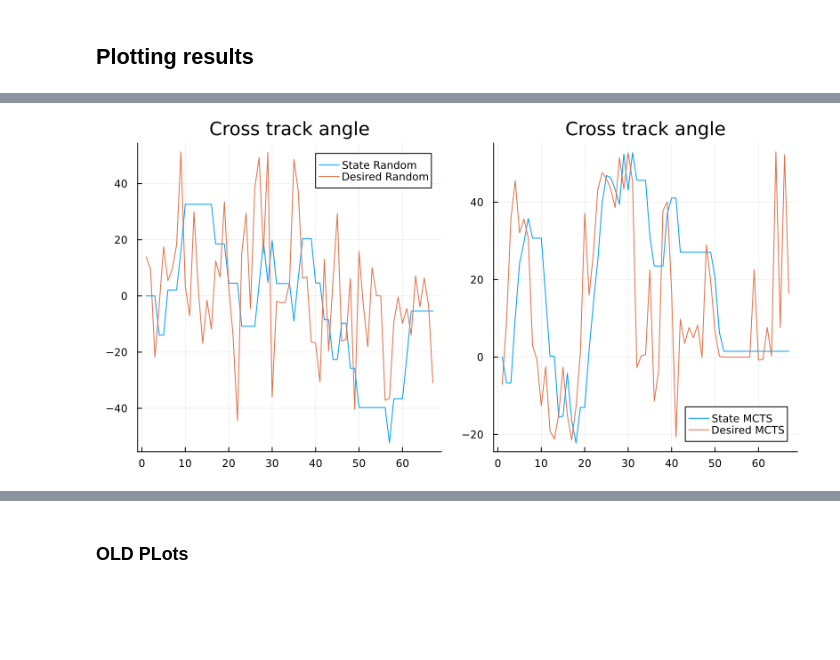
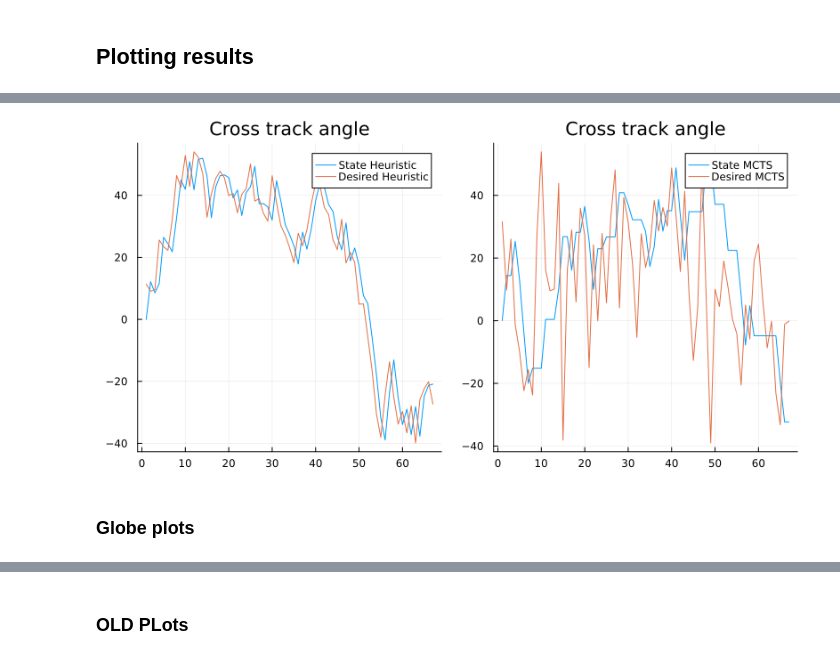
Before and after one commit to GigaVoltFlash/AA228-Final-Project, a Jupyter notebook: dev-anshuk/integrated_problem.ipynb, the cells around one changed output, grey strips where cells are left out. Saved outputs shown, nothing was run; the diff lists cells and outputs as text; code cells hidden in the pictures; blank space fills up the shorter version.

```diff
--- a/dev-anshuk/integrated_problem.ipynb
+++ b/dev-anshuk/integrated_problem.ipynb
@@ -25,0 +31,2 @@ TR_orbit_clean (generic function with 2 methods)
+# %%
+dataset = "../src/obs_site_Earth2.csv"
@@ -118,9 +127,9 @@ koe0 = [
 ]
 att = [0.,0.]
 dt = 0
-target_list, n_targets = create_target_list_3d("../src/obs_site_Earth.csv")
+target_list, n_targets = create_target_list_3d(dataset)
 observed_list = zeros(n_targets)
-state = State3d(koe, att, dt, target_list, observed_list)
+state = State3d(koe0, att, dt, target_list, observed_list)
 
 # state = State(x0, y0, dydt, alt, attitude, target_list, zeros(n_targets))
 # state = State3d(koe, att, dt, target_list, zeros(n_targets))
@@ -141,11 +150,12 @@ state_list = []
 action_list = []
 time_step = 30 # seconds
 num_minutes = 30
+slew_limit = 15
 for t in 0:time_step:2000
     global state
     state_copy = copy(state)
     push!(state_list, state_copy)
-    action = rand(A)
+    action = heuristic_action(state, slew_limit)
     push!(action_list, action)
     state, reward = TR_orbit(state, action, time_step)
     reward_total += reward
@@ -444,8 +401,10 @@ plot(random_along, mcts_along,layout=(1, 2), title="Along track angle", size=(80
 # %%
 # plot(index, [y_angle_list, y_angle_list_mcts], label=["Random" "With MCTS"], title="Y angle")
-random_along = Plots.plot(index, [x_angle_list, cross_ang_des], label=["State Random" "Desired Random"])
+random_along = Plots.plot(index, [x_angle_list, cross_ang_des], label=["State Heuristic" "Desired Heuristic"])
 mcts_along = Plots.plot(index, [x_angle_list_mcts, cross_ang_des_mcts], label=["State MCTS" "Desired MCTS"])
-plot(random_along, mcts_along,layout=(1, 2), title="Cross track angle", size=(800, 400))
+Plots.plot(random_along, mcts_along,layout=(1, 2), title="Cross track angle", size=(800, 400))
 # plot(index, along_ang_des, label="Desired Random", title="Along Track angle")
 # %% [output]
-[figure, old version]
+[figure, new version]
+# %% [markdown]
+### Globe plots
```
Also changed, not shown: parts of 16 cells of this notebook, 1 other file.
